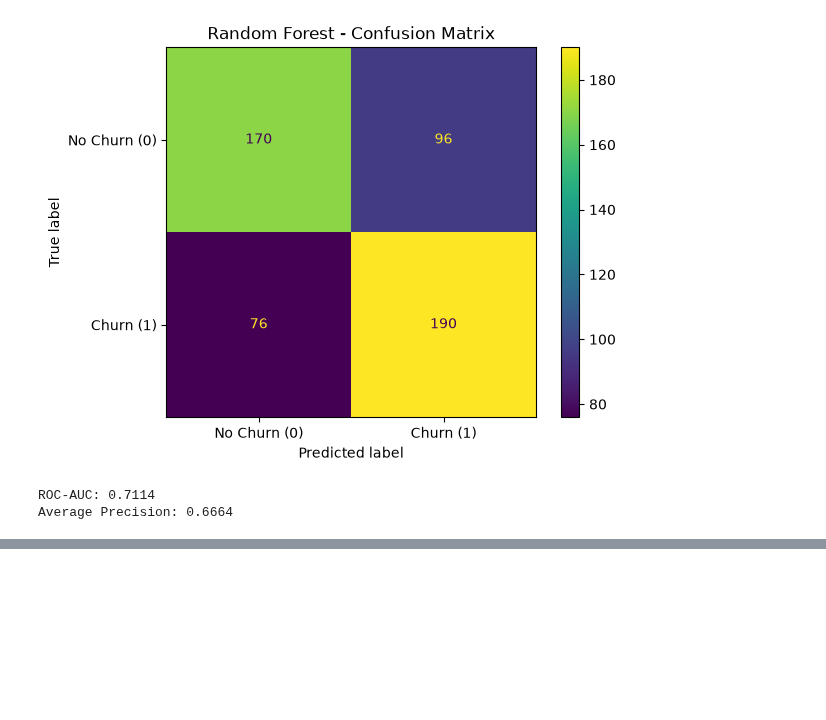
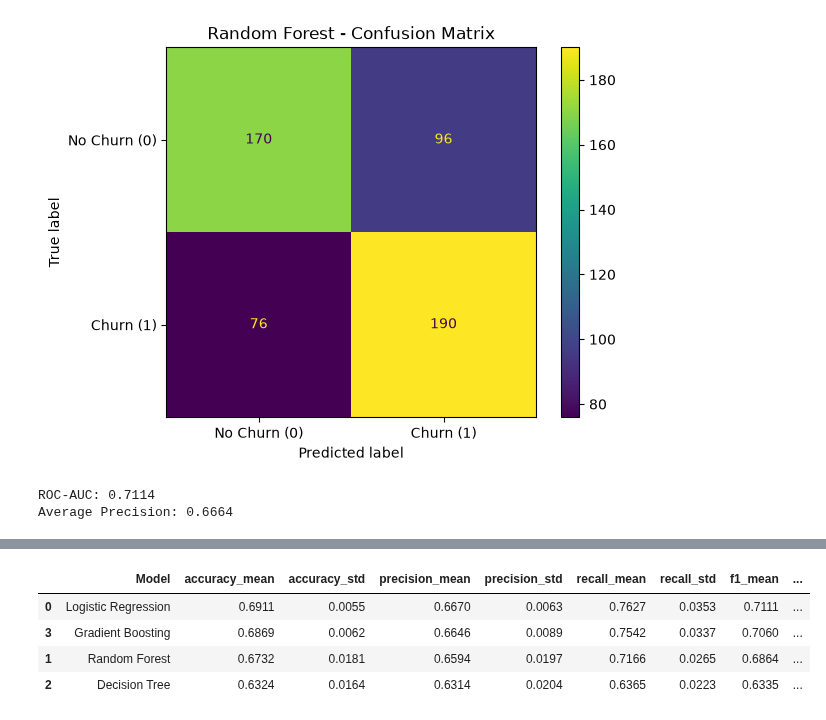
Before and after one commit to YaldaAhmadian/Online-Shop, a Jupyter notebook: 003.Modeling/Modeling.ipynb, the cells around one changed output, grey strips where cells are left out. Cells and saved outputs as stored; diff of their text form; code cells hidden in the pictures; blank space fills up the shorter version.

Commit message:
modeling

```diff
--- a/003.Modeling/Modeling.ipynb
+++ b/003.Modeling/Modeling.ipynb
@@ -269,0 +491,19 @@ Average Precision: 0.6664
+# %%
+from sklearn.pipeline import Pipeline
+from sklearn.impute import SimpleImputer
+from sklearn.tree import DecisionTreeClassifier
+
+dt_pipeline = Pipeline([
+    ("imputer", SimpleImputer(
+        strategy="median",
+        add_indicator=True
+    )),
+    ("model", DecisionTreeClassifier(
+        random_state=42,
+        min_samples_leaf=10
+    ))
+])
+
+dt_pipeline.fit(X_train, y_train)
+
+print("Decision Tree training completed.")
@@ -269,0 +695,43 @@ Average Precision: 0.6664
+# %%
+from sklearn.model_selection import cross_validate
+
+models = {
+    "Logistic Regression": logreg_pipeline,
+    "Random Forest": rf_pipeline,
+    "Decision Tree": dt_pipeline,
+    "Gradient Boosting": gb_pipeline
+}
+
+cv_comparison = []
+
+for model_name, pipeline in models.items():
+    results = cross_validate(
+        pipeline,
+        X_train,
+        y_train,
+        cv=cv,
+        scoring=scoring,
+        n_jobs=-1
+    )
+
+    row = {"Model": model_name}
+
+    for metric in scoring:
+        scores = results[f"test_{metric}"]
+        row[f"{metric}_mean"] = scores.mean()
+        row[f"{metric}_std"] = scores.std()
+
+    cv_comparison.append(row)
+
+cv_comparison = pd.DataFrame(cv_comparison)
+
+cv_comparison.sort_values(
+    by="f1_mean",
+    ascending=False
+).round(4)
+# %% [output]
+|  | Model | accuracy_mean | accuracy_std | precision_mean | precision_std | recall_mean | recall_std | f1_mean | ... |
+| 0 | Logistic Regression | 0.6911 | 0.0055 | 0.6670 | 0.0063 | 0.7627 | 0.0353 | 0.7111 | ... |
+| 3 | Gradient Boosting | 0.6869 | 0.0062 | 0.6646 | 0.0089 | 0.7542 | 0.0337 | 0.7060 | ... |
+| 1 | Random Forest | 0.6732 | 0.0181 | 0.6594 | 0.0197 | 0.7166 | 0.0265 | 0.6864 | ... |
+| 2 | Decision Tree | 0.6324 | 0.0164 | 0.6314 | 0.0204 | 0.6365 | 0.0223 | 0.6335 | ... |
```
Also changed, not shown: parts of 22 cells of this notebook.
